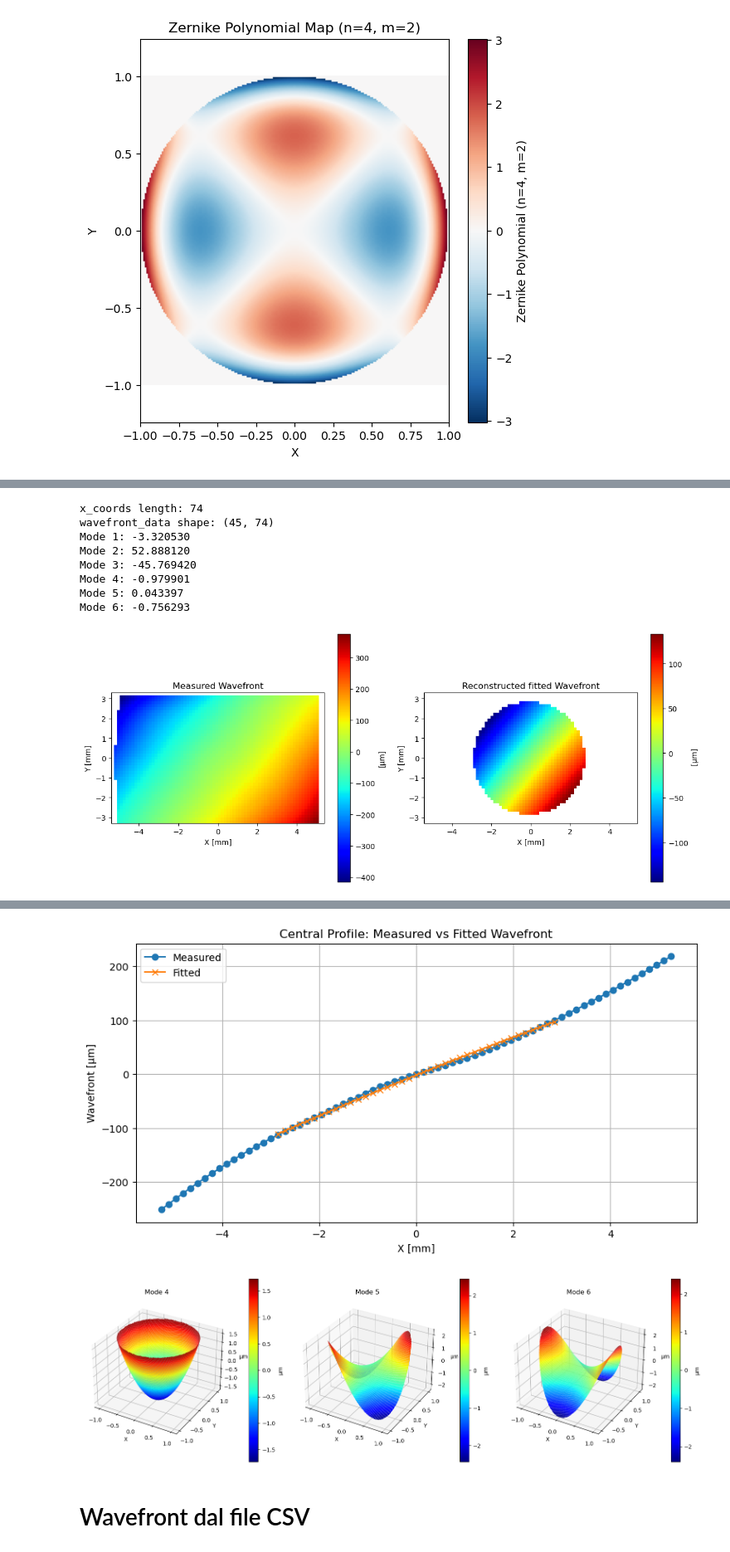
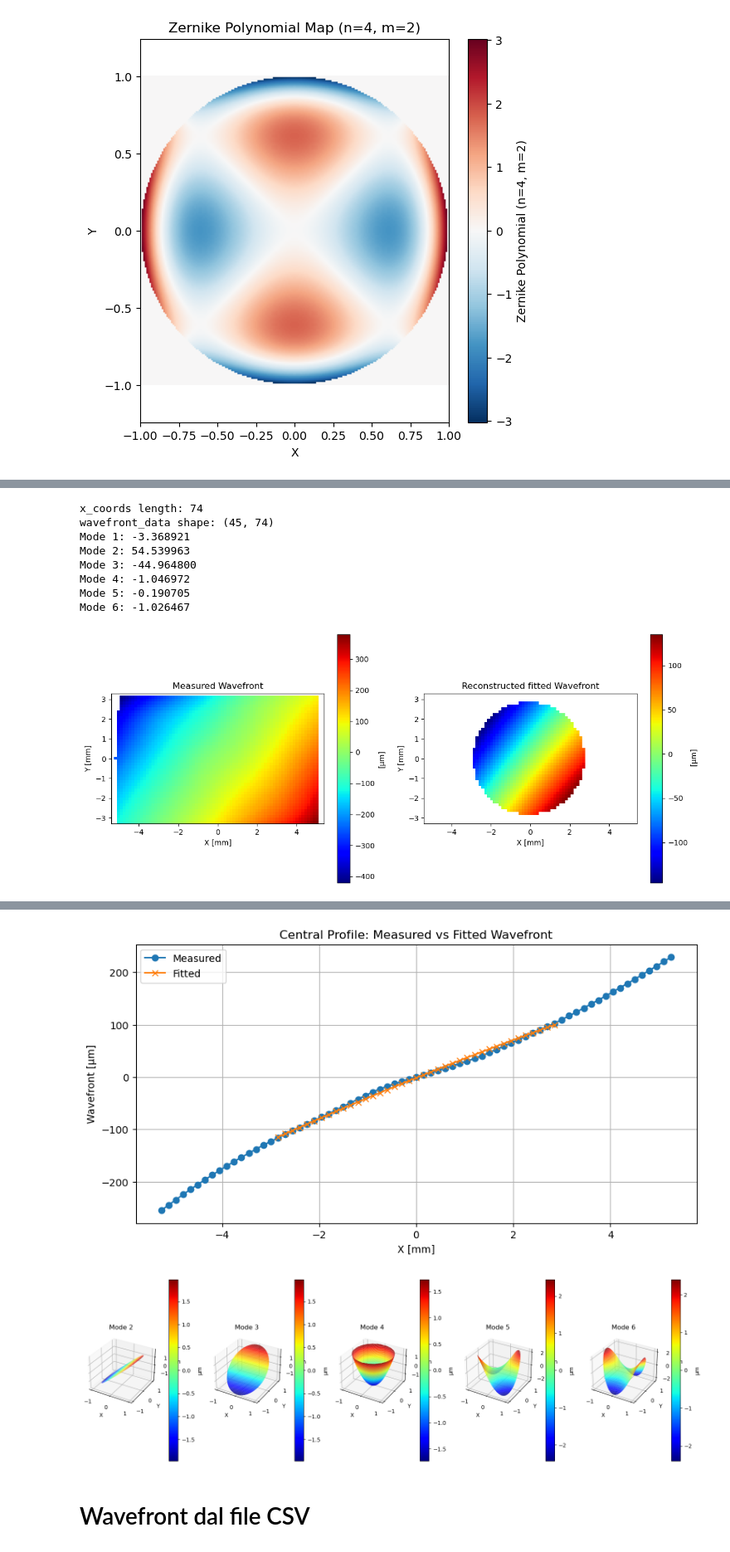
Before and after one commit to Leonardo-5/Zernike_analysis_of_wavefront, a Jupyter notebook: Zernike_map.ipynb, the cells around one changed output, grey strips where cells are left out. Shown at 83% size. Cells and saved outputs as stored; diff of their text form; code cells hidden in the pictures.

Commit message:
zrnike map vs zernike measured

```diff
--- a/Zernike_map.ipynb
+++ b/Zernike_map.ipynb
@@ -383,23 +264,3 @@ plt.axis('equal')
 plt.show()
 # %% [output]
 [figure]
-# %%
-import numpy as np
-import zern
-
-# Example data: normalized coordinates and function values
-x = np.linspace(-1, 1, 100)
-y = np.linspace(-1, 1, 100)
-xx, yy = np.meshgrid(x, y)
-
-# Example function values (replace with your data)
-values = np.exp(-(xx**2 + yy**2))
-
-# Flatten arrays for fitting
-points = np.vstack([xx.ravel(), yy.ravel()]).T
-vals = values.ravel()
-
-# Compute Zernike coefficients up to order n=4
-coeffs = zern.zernike_fit(points, vals, n=4)
-
-print("Zernike coefficients:", coeffs)
@@ -556,8 +359,7 @@ def fit_zernikes(x_coords, y_coords, wavefront_data, pupil_diameter, max_mode):
     mask = R <= 1
     wf_masked = wavefront_data[mask]
 
-    # Generate all Zernike modes
-    # basis_stack.shape == (max_mode, R.shape[0], R.shape[1])
+
     basis_stack = zernike_basis(nterms=max_mode, rho=R, theta=Theta)
 
     Z_mat = np.vstack([basis_stack[j][mask] for j in range(max_mode)]).T
@@ -603,11 +405,10 @@ def plot_wavefronts(x_coords, y_coords, wavefront_data, wavefront_fit):
 file = (r"C:\Users\buonc\OneDrive - Alma Mater Studiorum Università di Bologna\Documents\Astrophysics and Cosmology\TESI\dati_WFS\febbraio\Seginus")
 directory = file
 files = [f for f in os.listdir(directory) if f.endswith('.csv')]
-
 if not files:
     raise FileNotFoundError('No CSV files found in directory')
 
-filename = files[0]  # sceglie il file N trovato nella cartella (solo file CSV, per fare riferimento a quelli della cartella ricordare che il conteggio qui inzia da 0)
+filename = files[9]  # sceglie il file N trovato nella cartella (solo file CSV, per fare riferimento a quelli della cartella ricordare che il conteggio qui inzia da 0)
 
 full_path = os.path.join(directory, filename)
 data = pd.read_csv(full_path, encoding='latin1', comment='#', on_bad_lines='skip',skiprows = 100)  # skip lines starting with #
@@ -656,14 +457,12 @@ for noll in range(1, n_modes + 1):
     ax.set_title(f"n={n}, m={m}\nNoll {noll}")
     ax.axis('off')
     fig.colorbar(im, ax=ax, fraction=0.046, pad=0.04)
-
 # Hide unused subplots
 for i in range(orders + 1):
     for j in range(orders + 1):
         if axs[i, j].has_data():
             continue
         axs[i, j].axis('off')
-
 plt.tight_layout(rect=[0, 0, 1, 0.97])
 plt.show()
 
@@ -687,9 +486,8 @@ ax.plot_surface(X_plane, Y_plane, Z_plane, color='gray', alpha=0.3, edgecolor='n
 
 plt.show()
 
-# Plot a central profile (e.g., along the middle row)
+
 mid_y_idx = len(y_coords) // 2
-
 plt.figure(figsize=(10, 5))
 plt.plot(x_coords, wavefront_data[mid_y_idx], label='Measured', marker='o')
 plt.plot(x_coords, wavefront_fit[mid_y_idx], label='Fitted', marker='x')
@@ -706,7 +504,7 @@ plt.show()
 
 #####################################################################
 grid_size = 300
-modes = [4, 5,6]  # Noll indices
+modes = [2,3, 4, 5,6]  # Noll indices
 #############################################################
 x = np.linspace(-1, 1, grid_size)
 y = np.linspace(-1, 1, grid_size)
@@ -718,42 +516,42 @@ basis_stack = zernike_basis(nterms=max(modes), rho=R, theta=Theta)
 
 
 fig = plt.figure(figsize=(16, 8))
 for i, mode in enumerate(modes, 1):
     Z = np.full_like(R, np.nan)
     Z[mask] = basis_stack[mode-1][mask]  # nan outside the pupil
 
     ax = fig.add_subplot(1, len(modes), i, projection='3d')
     # Only plot points inside the pupil
     # The 'mask' argument is not valid for plot_surface; use nan-masked Z instead
     surf = ax.plot_surface(
         X, Y, Z,
         rstride=3, cstride=3,
         cmap='jet',
         linewidth=0, antialiased=True
     )
     ax.set_title(f'Mode {mode}')
     ax.set_xlabel('X')
     ax.set_ylabel('Y')
     ax.set_zlabel('µm')
     ax.set_zlim(np.nanmin(Z), np.nanmax(Z))
     fig.colorbar(surf, ax=ax, shrink=0.6, pad=0.1, label='µm')
 
 plt.tight_layout()
 plt.show()
 # %% [output]
 x_coords length: 74
 wavefront_data shape: (45, 74)
-Mode 1: -3.320530
-Mode 2: 52.888120
-Mode 3: -45.769420
-Mode 4: -0.979901
-Mode 5: 0.043397
-Mode 6: -0.756293
+Mode 1: -3.368921
+Mode 2: 54.539963
+Mode 3: -44.964800
+Mode 4: -1.046972
+Mode 5: -0.190705
+Mode 6: -1.026467
-[figure, old version]
+[figure, new version]
 [figure]
 [figure]
-[figure, old version]
+[figure, new version]
-[figure, old version]
+[figure, new version]
 # %% [markdown]
 # Wavefront dal file CSV
 # %%
```
Also changed, not shown: parts of 8 cells of this notebook.
